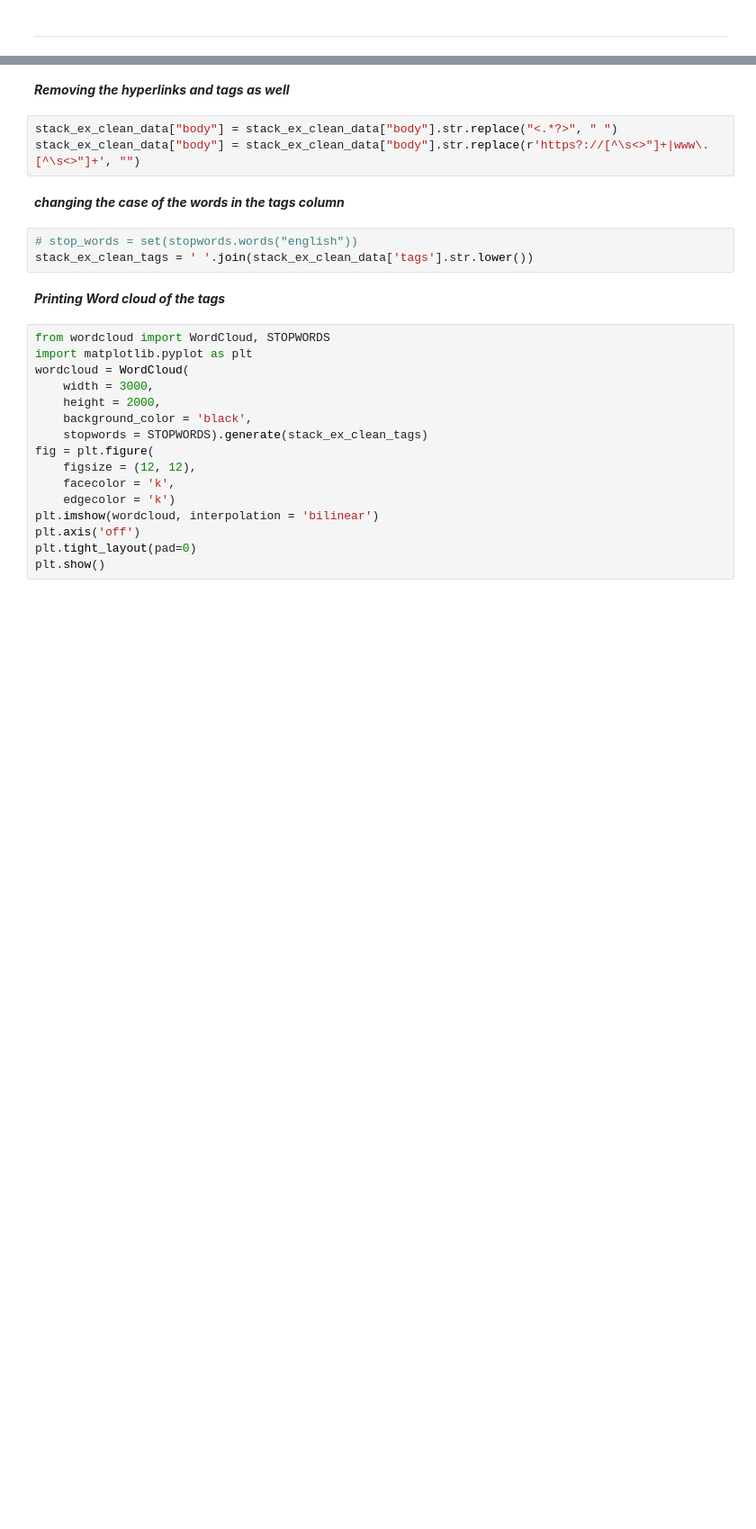
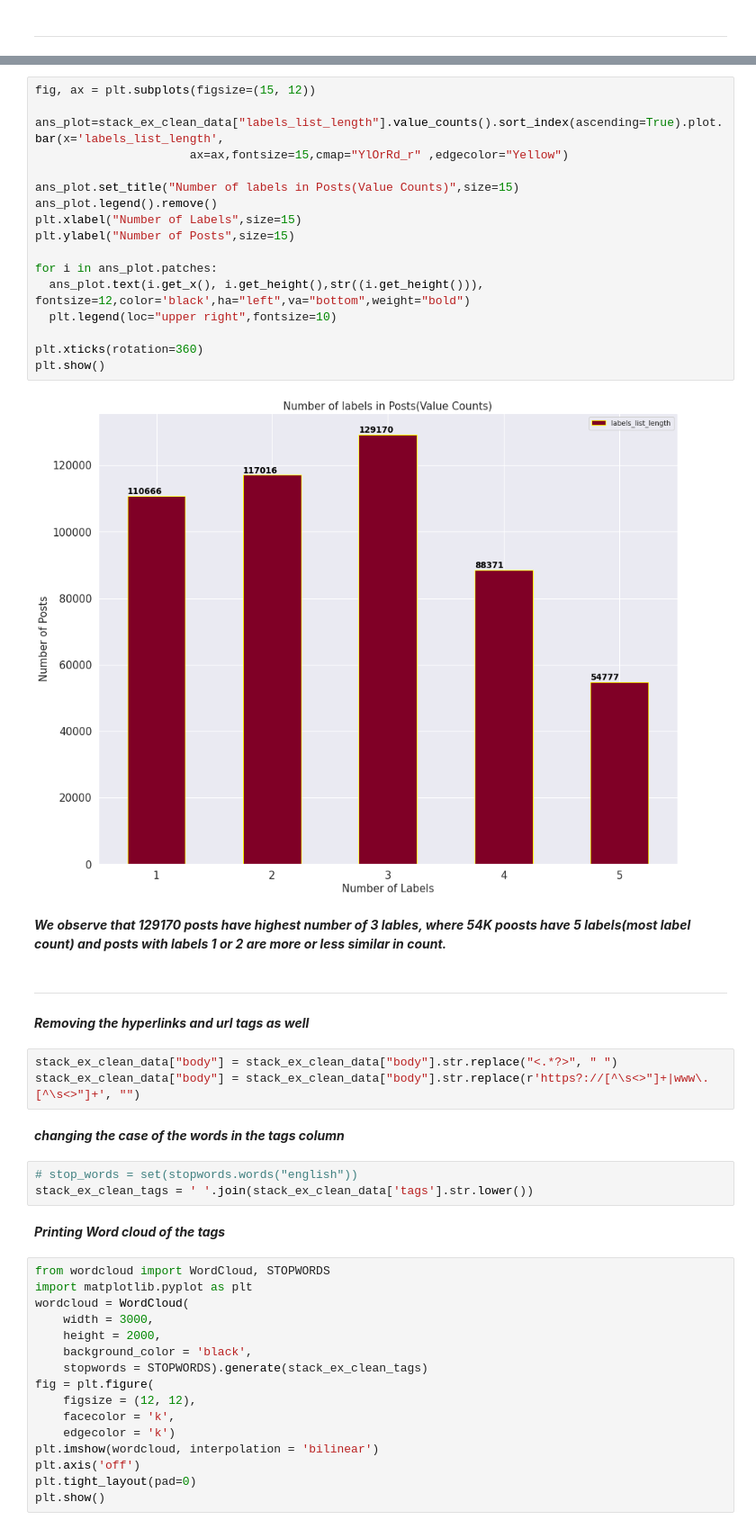
Before and after one commit to agamkachhal/COMP8240_GroupS, a Jupyter notebook: stackexchangeposts_analysis.ipynb, the cells around one changed output, grey strips where cells are left out. Shown: that part at 90% size. Saved outputs shown, nothing was run; the diff lists cells and outputs as text; blank space fills up the shorter version.

```diff
--- a/stackexchangeposts_analysis.ipynb
+++ b/stackexchangeposts_analysis.ipynb
@@ -166,5 +176,28 @@ iplot(fig)
+# %%
+fig, ax = plt.subplots(figsize=(15, 12))
+
+ans_plot=stack_ex_clean_data["labels_list_length"].value_counts().sort_index(ascending=True).plot.bar(x='labels_list_length',
+                      ax=ax,fontsize=15,cmap="YlOrRd_r" ,edgecolor="Yellow")
+
+ans_plot.set_title("Number of labels in Posts(Value Counts)",size=15)
+ans_plot.legend().remove()
+plt.xlabel("Number of Labels",size=15)
+plt.ylabel("Number of Posts",size=15)
+
+for i in ans_plot.patches:
+  ans_plot.text(i.get_x(), i.get_height(),str((i.get_height())), fontsize=12,color='black',ha="left",va="bottom",weight="bold")
+  plt.legend(loc="upper right",fontsize=10)
+
+plt.xticks(rotation=360)
+plt.show()
+# %% [output]
+[figure, added]
+# %% [markdown]
+**_We observe that 129170 posts have highest number of 3 lables, where 54K poosts have 5 labels(most label count) and posts with labels 1 or 2 are more or less similar in count._**
+# %% [markdown]
+-----------------------
 # %% [markdown]
-**_Removing the hyperlinks and tags as well_**
+**_Removing the hyperlinks and url tags as well_**
 # %%
 stack_ex_clean_data["body"] = stack_ex_clean_data["body"].str.replace("<.*?>", " ")
 stack_ex_clean_data["body"] = stack_ex_clean_data["body"].str.replace(r'https?://[^\s<>"]+|www\.[^\s<>"]+', "")
```
Also changed, not shown: parts of 16 cells of this notebook.
